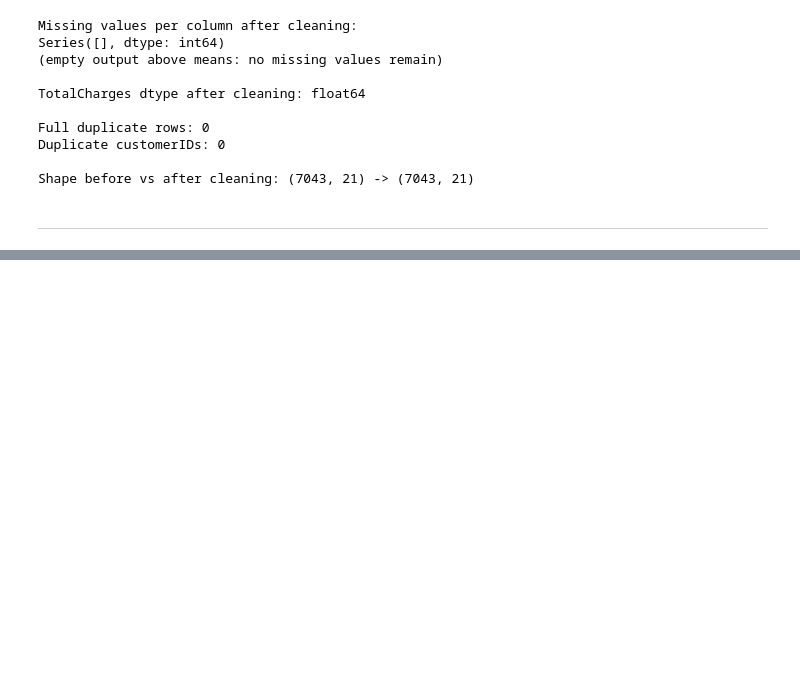
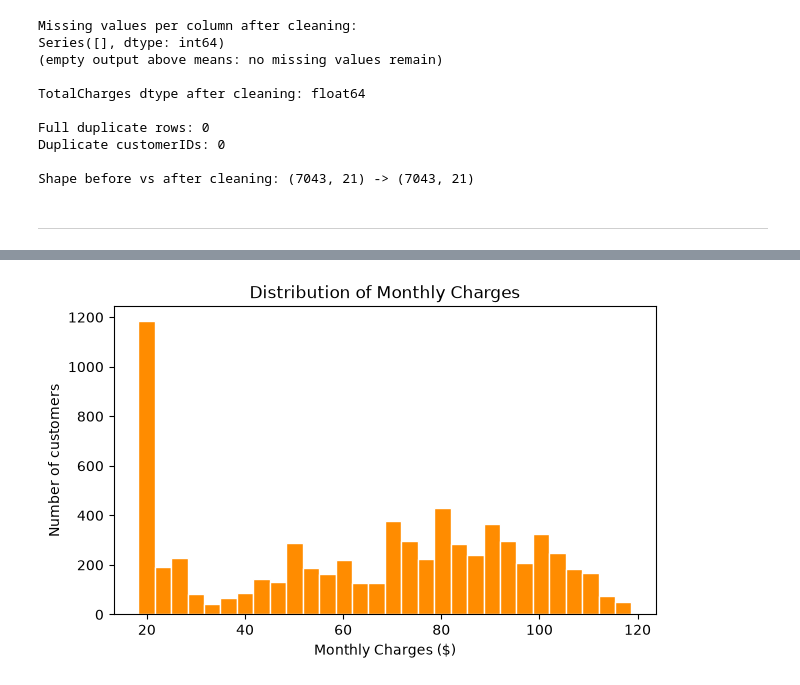
Before and after one commit to bahadurmalik82/ML-Data-Cleaning-EDA, a Jupyter notebook: Lab2_Data_Cleaning_EDA_bahadurali.ipynb, the cells around one changed output, grey strips where cells are left out. Drawn from its saved outputs; the diff is of its cells as text; code cells hidden in the pictures; blank space fills up the shorter version.

```diff
--- a/Lab2_Data_Cleaning_EDA_bahadurali.ipynb
+++ b/Lab2_Data_Cleaning_EDA_bahadurali.ipynb
@@ -283,0 +286,10 @@ Shape before vs after cleaning: (7043, 21) -> (7043, 21)
+# %%
+# Task 12 — numerical feature 2: distribution plot
+plt.figure(figsize=(7,4))
+plt.hist(df_clean['MonthlyCharges'], bins=30, color='darkorange', edgecolor='white')
+plt.xlabel('Monthly Charges ($)')
+plt.ylabel('Number of customers')
+plt.title('Distribution of Monthly Charges')
+plt.show()
+# %% [output]
+[figure, added]
```
Also changed, not shown: parts of 28 cells of this notebook.
